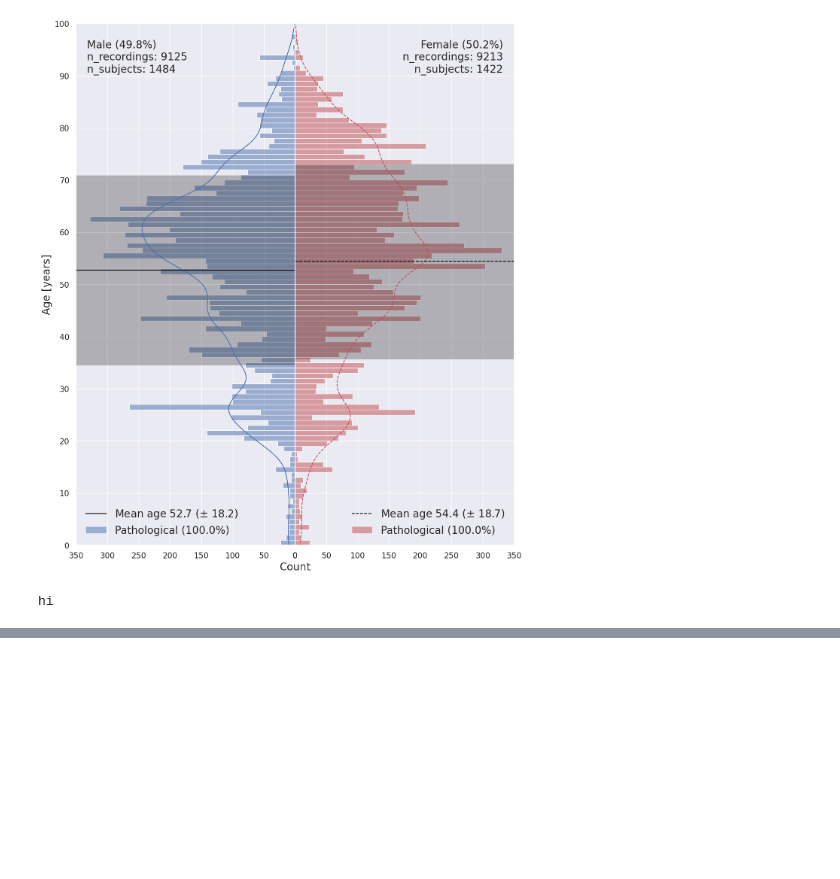
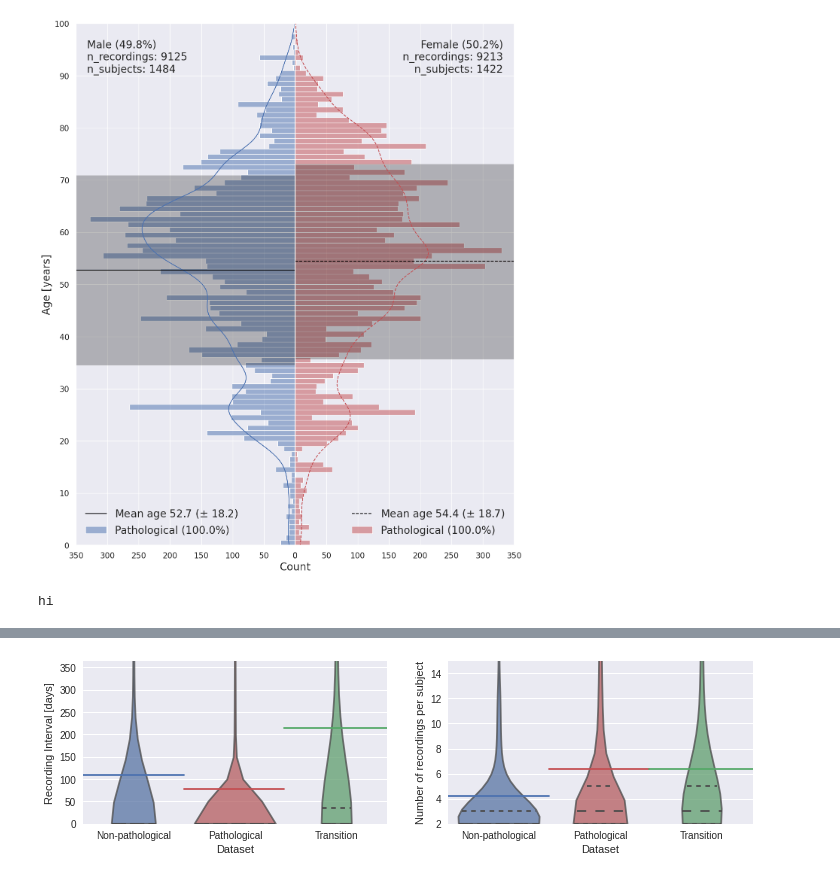
Before and after one commit to gemeinl/eeg-brain-age, a Jupyter notebook: prepare_longitudinal_dataset.ipynb, the cells around one changed output, grey strips where cells are left out. Cells and saved outputs as stored; diff of their text form; code cells hidden in the pictures; blank space fills up the shorter version.

```diff
--- a/prepare_longitudinal_dataset.ipynb
+++ b/prepare_longitudinal_dataset.ipynb
@@ -299,0 +357,5 @@ n recs 3357 n subj 525
+# %%
+# count n_recordings per subject'
+n_recs_per_subject = df.groupby(['Longitudinal', 'subject'], as_index=False).size()
+# %%
+n_recs_per_subject = n_recs_per_subject.sort_values('Longitudinal')
@@ -299,0 +393,2 @@ n recs 3357 n subj 525
+# %%
+df = pd.DataFrame(day_diffs, columns=['Dataset', 'Interval [days]', 'Subject'])
@@ -299,0 +399,2 @@ n recs 3357 n subj 525
+# %%
+df = df.sort_values('Dataset')
@@ -299,0 +434,50 @@ n recs 3357 n subj 525
+# %%
+fig, ax_arr = plt.subplots(1, 2, figsize=(12, 3))
+ax = ax_arr[1]
+ax = sns.violinplot(
+    data=n_recs_per_subject,
+    x='Longitudinal',
+    y='size',
+    inner='quartile',
+    cut=0,
+    palette=['b', 'r', 'g'],
+    ax=ax,
+)
+ax.set_ylim(2, 15)
+ax.set_ylabel('Number of recordings per subject')
+ax.set_xlabel('Dataset')
+ax.axhline(4.255, 0, .33, c='b', label='mean')
+ax.axhline(6.341, .33, .66, c='r', label='mean')
+ax.axhline(6.394, .66, 1, c='g', label='mean')
+
+ax = ax_arr[0]
+ax = sns.violinplot(
+    data=df,
+    y='Interval [days]',
+    x='Dataset',
+    inner='quartile',
+    cut=0,
+    palette=['b', 'r', 'g'],
+    ax=ax,
+)
+ax.axhline(110, 0, .33, c='b', label='mean')
+ax.axhline(77, .33, .66, c='r', label='mean')
+ax.axhline(214, .66, 1, c='g', label='mean')
+# super slow
+#ax = sns.swarmplot(
+#    data=df, y='Interval [days]', x='Dataset',
+#    hue='Dataset', palette=['g', 'b', 'r'],
+#)
+ax.set_ylim(bottom=0, top=365)
+ax.set_ylabel('Recording Interval [days]')
+#ax.get_legend().remove()
+#ax.legend()
+
+
+from matplotlib.collections import PolyCollection
+for ax in ax_arr:
+    for art in ax.get_children():
+        if isinstance(art, PolyCollection):
+            art.set_alpha(.75)
+# %% [output]
+[figure, added]
```
Also changed, not shown: parts of 28 cells of this notebook, 5 other files.
